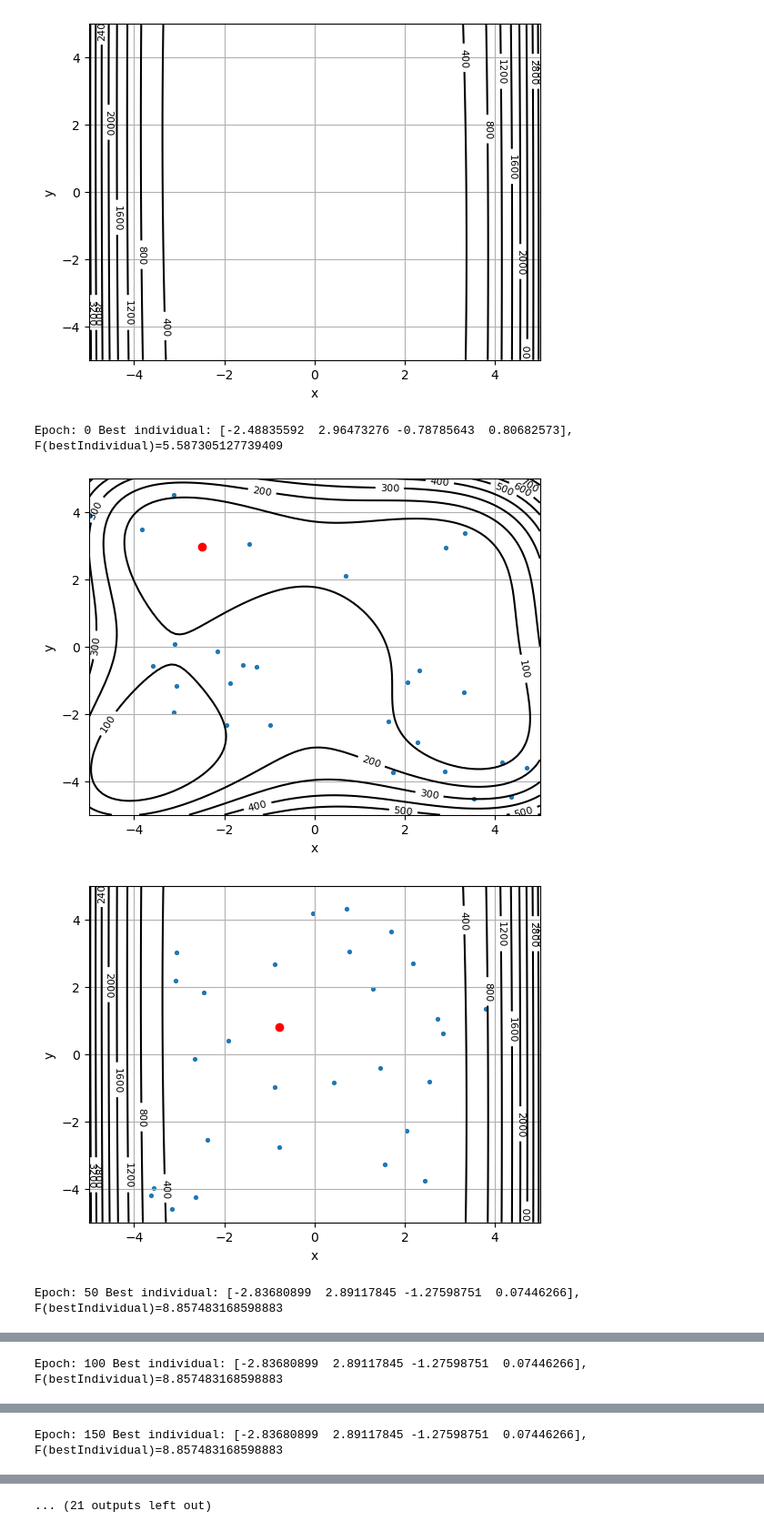
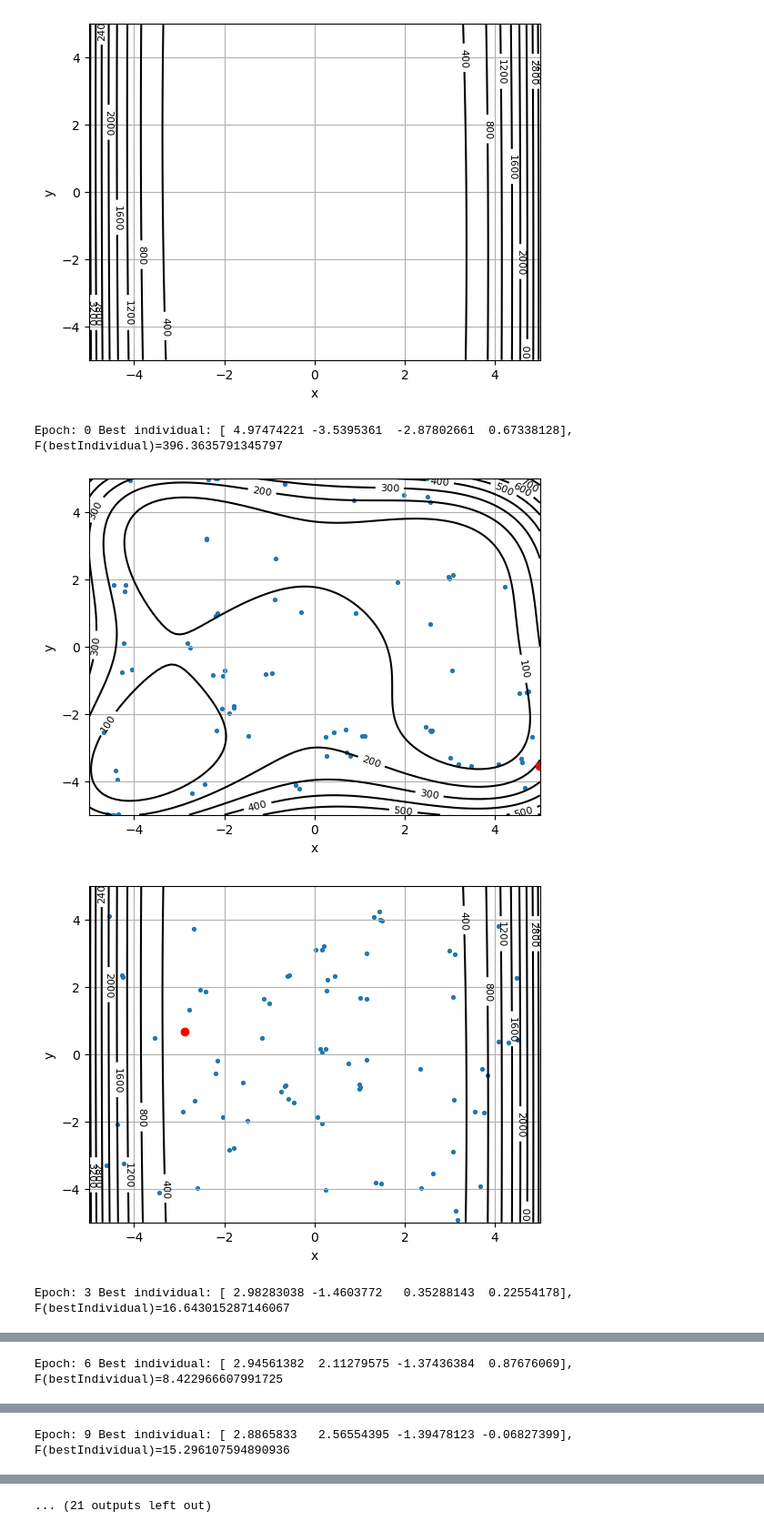
Before and after one commit to Wojtekpob/AI-algorithms, a Jupyter notebook: lab2_algorytmy_ewolucyjne/zad2.ipynb, the cells around one changed output, grey strips where cells are left out. Shown at 91% size. Cells and saved outputs as stored; diff of their text form; code cells hidden in the pictures.

Commit message:
Fixed bugs in the algorithm

```diff
--- a/lab2_algorytmy_ewolucyjne/zad2.ipynb
+++ b/lab2_algorytmy_ewolucyjne/zad2.ipynb
@@ -95,17 +97,19 @@ def tournamentSelection(population,D):
     for _ in range(len(population)):
         individual1 = random.choice(population)
         individual2 = random.choice(population)
-        if gradeIndividual(individual1,D) > gradeIndividual(individual2,D):
+        if gradeIndividual(individual1,D) < gradeIndividual(individual2,D):
             populationAfterSelection.append(individual1)
         else:
             populationAfterSelection.append(individual2)
     return populationAfterSelection
 # %%
 def bringIndividualToBoundres(individual, D):
-    individual[0] = max(D[0], min(D[1], individual[0]))
-    individual[1] = max(D[0], min(D[1], individual[1]))
-    individual[2] = max(D[0], min(D[1], individual[2]))
-    individual[3] = max(D[0], min(D[1], individual[3]))
+    for i in range(len(individual)):
+        individual[i] = max(D[0], min(D[1], individual[i]))
+    # individual[0] = max(D[0], min(D[1], individual[0]))
+    # individual[1] = max(D[0], min(D[1], individual[1]))
+    # individual[2] = max(D[0], min(D[1], individual[2]))
+    # individual[3] = max(D[0], min(D[1], individual[3]))
     return individual
 # %%
 def bringPopulationToBoundries(population, D):
@@ -140,5 +144,4 @@ def findBestIndividuals(population, numberOfBestIndividual,D):
 #     return population
 # %%
 def generateValuesAroundPoint(size, point,sigma):
-    punkty_x1y1 = np.random.normal(point, sigma, (size, 2))
-    return punkty_x1y1
+    return np.random.normal(point, sigma, (size, 2))
@@ -145,14 +150,12 @@ def generateValuesAroundPoint(size, point,sigma):
 # %%
 def evolutionAlgorithm(maxIterations,populationSize,crossingProbability,sigma,D,startingPopulation=None):
     epochs = []
-    if startingPopulation is not None:
+    if startingPopulation is None:
         lastPopulation = generateRandomPopulation(populationSize, D)
     else:
         lastPopulation = bringPopulationToBoundries(startingPopulation,D)
-    lastPopulation = generateRandomPopulation(populationSize, D)
     bestIndividual = updateBestIndividual(lastPopulation, lastPopulation[0],D)
     lastPopulationGrade = gradePopulation(lastPopulation,D)
-    # lastPopulationGrade = 999999
     i = 0
     while i < maxIterations:
         newPopulation = tournamentSelection(lastPopulation,D)
@@ -192,43 +195,39 @@ def evolutionAlgorithm(maxIterations,populationSize,crossingProbability,sigma,D,
 
 #     return epochs, bestIndividual
 # %%
-j = 50
+j = 3
 D = [-5,5]
-size = 40
-startingPopulation = generateValuesAroundPoint(size, [-0.3,-0.9], 1)
-x2 = np.random.uniform(-5, 5, size)
+size = 80
+startingPopulation = generateValuesAroundPoint(size, [-0.3,-0.9], 0.8)
+x2 = np.random.uniform(D[0], D[1], size)
 y2 = np.random.uniform(-5, 5, size)
 startingPopulation = np.concatenate((startingPopulation, np.array([x2,y2]).T), axis=1)
 startingPopulation = bringPopulationToBoundries(startingPopulation, D)
-epochs, bestIndividual = evolutionAlgorithm(j*10+1, size, 0.8, 0.5, D,startingPopulation)
+epochs, bestIndividual = evolutionAlgorithm(j*10, size, 0.8, 0.1, D)
+populationGrades = [gradePopulation(epoch,D) for epoch in epochs]
 X1,Y1,Z1 = getPlotVariables(-5,5,f1)
 X2,Y2,Z2 = getPlotVariables(-5,5,f2)
 
 for i in range(len(epochs)//(j)):
-    additionalPoints = findBestIndividuals(epochs[i*j], 30, D)
+    # additionalPoints = findBestIndividuals(epochs[i*j], size, D)
+    additionalPoints = epochs[i*j]
+    additionalPointsF1 = np.array([[item[0], item[1]] for item in additionalPoints])
+    additionalPointsF2 = np.array([[item[2], item[3]] for item in additionalPoints])
+    currentBestIndividual = additionalPoints[0]
 
-    if len(additionalPoints)<=1:
-        additionalPointsF1 = None
-        additionalPointsF2 = None
-    else:
-        additionalPointsF1 = np.array([[item[0], item[1]] for item in additionalPoints])
-        additionalPointsF2 = np.array([[item[2], item[3]] for item in additionalPoints])
-        currentBestIndividual = additionalPoints[0]
     print(f'Epoch: {i*j} Best individual: {currentBestIndividual}, F(bestIndividual)={sumF1F2(currentBestIndividual)}')
 
 
 
-    if additionalPointsF1 is not None:
-        draw2DPlot(X1,Y1,Z1,currentBestIndividual[0:2],additionalPointsF1[1:-1])
-    if additionalPointsF2 is not None:
-        draw2DPlot(X2,Y2,Z2,currentBestIndividual[2:4],additionalPointsF2[1:-1])
+    draw2DPlot(X1,Y1,Z1,currentBestIndividual[0:2],additionalPointsF1[1:-1])
+    draw2DPlot(X2,Y2,Z2,currentBestIndividual[2:4],additionalPointsF2[1:-1])
 
 print(f'All time Best individual: {bestIndividual}, F(bestIndividual)={sumF1F2(bestIndividual)}')
 draw2DPlot(X1,Y1,Z1,bestIndividual[0:2])
 
 draw2DPlot(X2,Y2,Z2,bestIndividual[2:4])
 # %% [output]
-Epoch: 0 Best individual: [-2.48835592  2.96473276 -0.78785643  0.80682573], F(bestIndividual)=5.587305127739409
+Epoch: 0 Best individual: [ 4.97474221 -3.5395361  -2.87802661  0.67338128], F(bestIndividual)=396.3635791345797
-[figure, old version]
+[figure, new version]
-[figure, old version]
+[figure, new version]
-Epoch: 50 Best individual: [-2.83680899  2.89117845 -1.27598751  0.07446266], F(bestIndividual)=8.857483168598883
+Epoch: 3 Best individual: [ 2.98283038 -1.4603772   0.35288143  0.22554178], F(bestIndividual)=16.643015287146067
@@ -237 +236 @@ Epoch: 50 Best individual: [-2.83680899  2.89117845 -1.27598751  0.07446266], F(
-Epoch: 100 Best individual: [-2.83680899  2.89117845 -1.27598751  0.07446266], F(bestIndividual)=8.857483168598883
+Epoch: 6 Best individual: [ 2.94561382  2.11279575 -1.37436384  0.87676069], F(bestIndividual)=8.422966607991725
@@ -240 +239 @@ Epoch: 100 Best individual: [-2.83680899  2.89117845 -1.27598751  0.07446266], F
-Epoch: 150 Best individual: [-2.83680899  2.89117845 -1.27598751  0.07446266], F(bestIndividual)=8.857483168598883
+Epoch: 9 Best individual: [ 2.8865833   2.56554395 -1.39478123 -0.06827399], F(bestIndividual)=15.296107594890936
```
Also changed, not shown: parts of 7 cells of this notebook.
